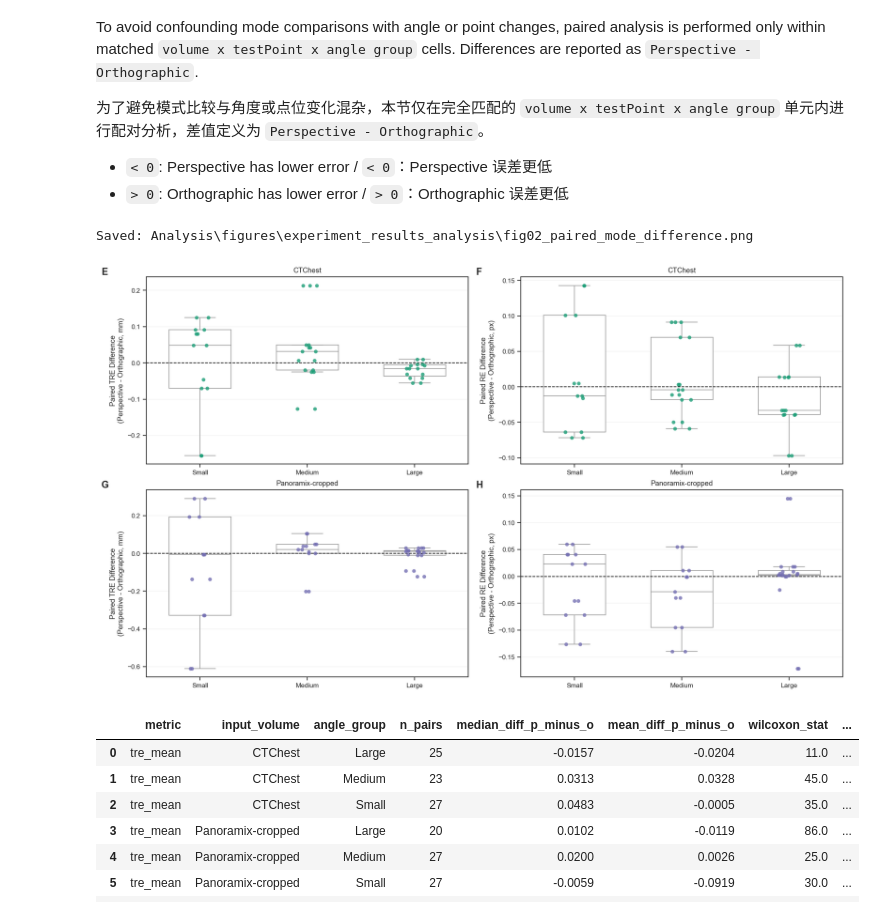
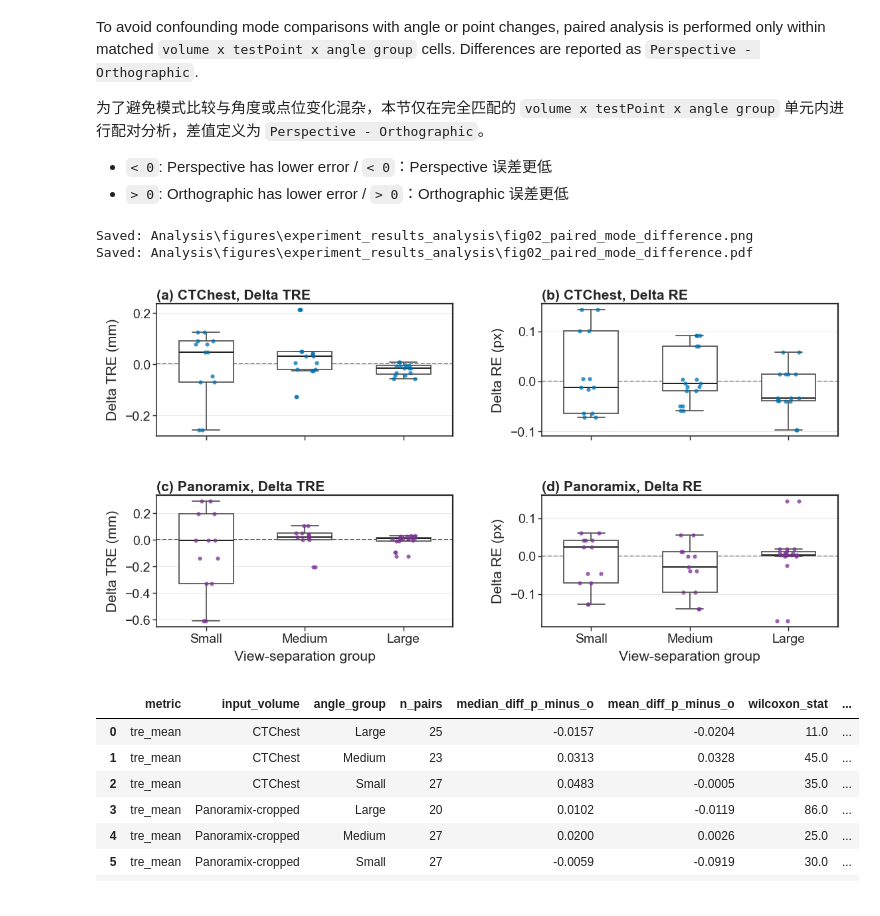
Before and after one commit to CodingHHW/Biplane, a Jupyter notebook: Analysis/experiment_results_analysis.ipynb, the cells around one changed output. Cells and saved outputs as stored; diff of their text form; code cells hidden in the pictures.

```diff
--- a/Analysis/experiment_results_analysis.ipynb
+++ b/Analysis/experiment_results_analysis.ipynb
@@ -502,38 +524,46 @@ To avoid confounding mode comparisons with angle or point changes, paired analys
 - `< 0`: Perspective has lower error / `< 0`：Perspective 误差更低
 - `> 0`: Orthographic has lower error / `> 0`：Orthographic 误差更低
 # %%
-
-# Figure 2: Paired mode differences on matched cells
-fig, axes = plt.subplots(len(volume_order), 2, figsize=(14, 8), constrained_layout=True)
+# Figure 2: Paired projection-mode differences on matched cells
+fig, axes = plt.subplots(len(volume_order), 2, figsize=RESULT_GRID_SIZE, sharex=True)
+fig.subplots_adjust(left=0.09, right=0.985, bottom=0.13, top=0.88, hspace=0.45, wspace=0.30)
 if len(volume_order) == 1:
     axes = np.array([axes])
 
+panel_letters = ['a', 'b', 'c', 'd']
 for i, volume in enumerate(volume_order):
     sub = paired_df[paired_df['input_volume'] == volume].copy()
-    for j, (metric, ylabel) in enumerate([('tre_diff_p_minus_o', 'Paired TRE Difference\n(Perspective - Orthographic, mm)'), ('re_diff_p_minus_o', 'Paired RE Difference\n(Perspective - Orthographic, px)')]):
+    point_color = volume_palette.get(volume, '#555555')
+    for j, (metric, metric_label, ylabel) in enumerate([
+        ('tre_diff_p_minus_o', 'Delta TRE', 'Delta TRE (mm)'),
+        ('re_diff_p_minus_o', 'Delta RE', 'Delta RE (px)'),
+    ]):
         ax = axes[i, j]
         sns.boxplot(
             data=sub, x='angle_group', y=metric,
-            order=angle_order, color='white', fliersize=0, width=0.58,
-            linewidth=0.9, ax=ax,
+            order=angle_order, color='white', fliersize=0, width=0.55,
+            linewidth=0.8, ax=ax,
+            boxprops={'edgecolor': '#555555'}, whiskerprops={'color': '#555555', 'linewidth': 0.8},
+            capprops={'color': '#555555', 'linewidth': 0.8}, medianprops={'color': '#222222', 'linewidth': 0.9},
         )
         sns.stripplot(
             data=sub, x='angle_group', y=metric,
-            order=angle_order, color=volume_palette.get(volume, '#555555'),
-            alpha=0.8, size=5, ax=ax,
+            order=angle_order, color=point_color,
+            alpha=0.76, size=2.8, jitter=0.12, ax=ax,
         )
-        ax.axhline(0, color='black', linestyle='--', linewidth=1)
-        ax.set_xlabel('')
+        ax.axhline(0, color='#222222', linestyle='--', linewidth=0.75, zorder=0)
+        panel_title(ax, panel_letters[i * 2 + j], f"{volume_label_map.get(volume, volume)}, {metric_label}")
+        ax.set_xlabel('View-separation group' if i == len(volume_order) - 1 else '')
         ax.set_ylabel(ylabel)
-        ax.set_title(f'{volume}')
-        ax.grid(axis='y', alpha=0.25)
-        panel_label(ax, chr(ord('E') + i * 2 + j))
+        ax.set_xticklabels(angle_order)
+        polish_axis(ax)
 
 save_fig(fig, 'fig02_paired_mode_difference.png')
 plt.show()
 # %% [output]
 Saved: Analysis\figures\experiment_results_analysis\fig02_paired_mode_difference.png
+Saved: Analysis\figures\experiment_results_analysis\fig02_paired_mode_difference.pdf
-[figure, old version]
+[figure, new version]
 # %%
 # Paired mode statistics and narrative
 mode_test_display = mode_test_table.copy()
```
Also changed, not shown: parts of 6 cells of this notebook, 10 other files.
